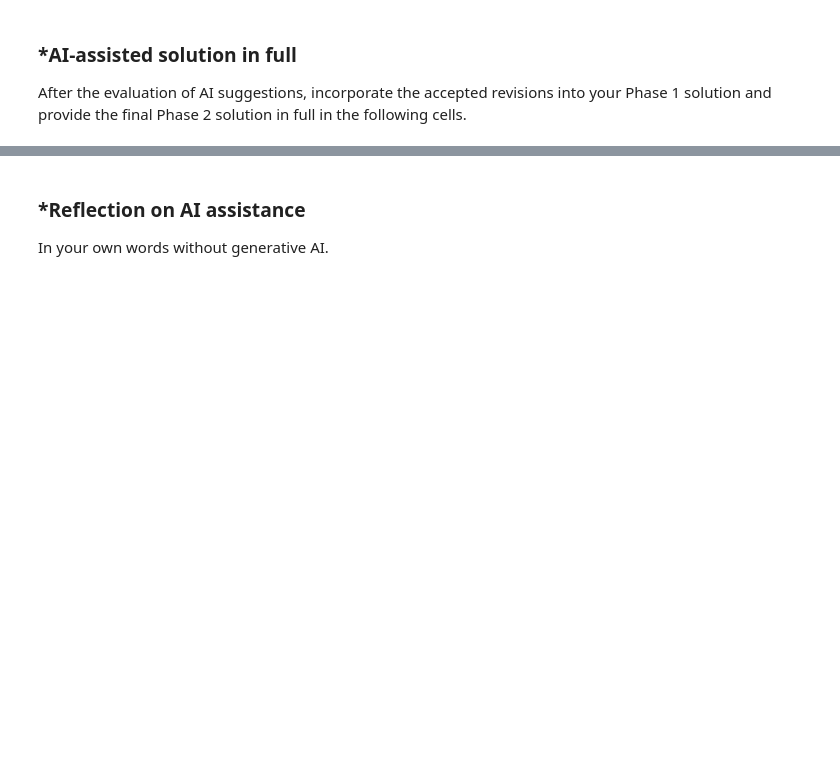
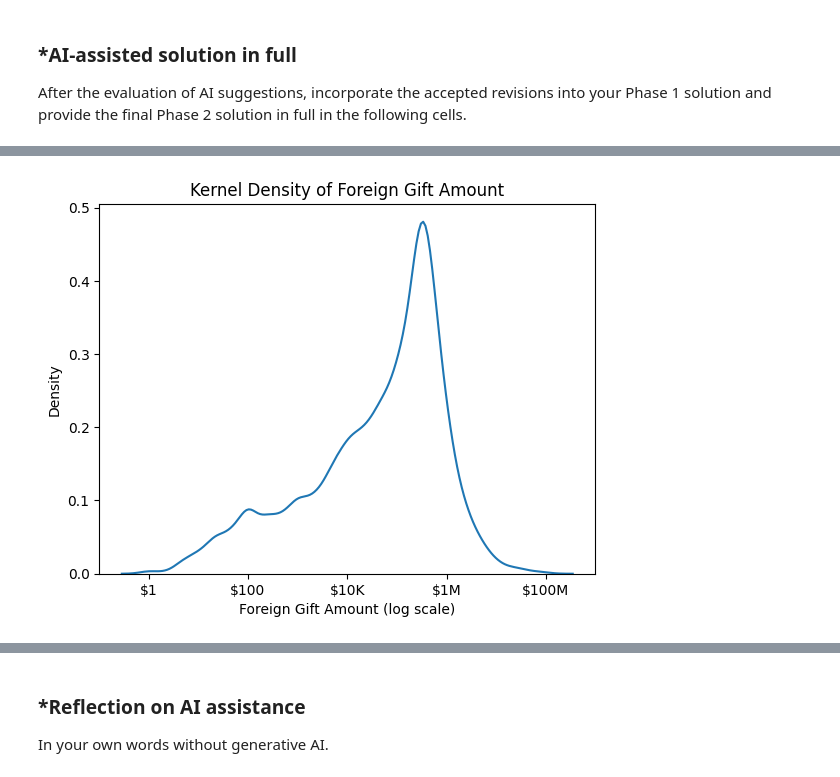
Before and after one commit to angelpavu/A02-eda-and-visualization, a Jupyter notebook: notebook.ipynb, the cells around one changed output, grey strips where cells are left out. Drawn from its saved outputs; the diff is of its cells as text; code cells hidden in the pictures; blank space fills up the shorter version.

```diff
--- a/notebook.ipynb
+++ b/notebook.ipynb
@@ -228,0 +317,30 @@ After the evaluation of AI suggestions, incorporate the accepted revisions into
+# %%
+# ----------------------------------------------------------------------------------
+# AI-suggested change #2 implemented below: instead of leaving the KDE x-axis in raw
+# log10 units (e.g. 3, 4, 5, 6), we relabel the ticks with the actual dollar amounts
+# they correspond to (e.g. $1K, $10K, $100K, $1M), so the plot stays readable in the
+# terms the assignment is actually about while keeping the benefit of the log transform.
+# ----------------------------------------------------------------------------------
+
+def dollar_formatter(log_val, pos):
+    """Convert a log10-scaled tick value back into a readable dollar label."""
+    val = 10 ** log_val
+    if val >= 1_000_000:
+        return f'${val/1_000_000:.0f}M'
+    elif val >= 1_000:
+        return f'${val/1_000:.0f}K'
+    else:
+        return f'${val:.0f}'
+# %%
+# Overall kernel density plot of the log of Foreign Gift Amount
+# drop negative/zero values before taking the log
+df_pos = df[df['Foreign Gift Amount'] > 0].copy()
+df_pos['log_scale'] = np.log10(df_pos['Foreign Gift Amount'])
+
+ax = sns.kdeplot(df_pos['log_scale'])
+ax.xaxis.set_major_formatter(mticker.FuncFormatter(dollar_formatter))
+plt.xlabel('Foreign Gift Amount (log scale)')
+plt.title('Kernel Density of Foreign Gift Amount')
+plt.show()
+# %% [output]
+[figure, added]
```
Also changed, not shown: parts of 24 cells of this notebook.
